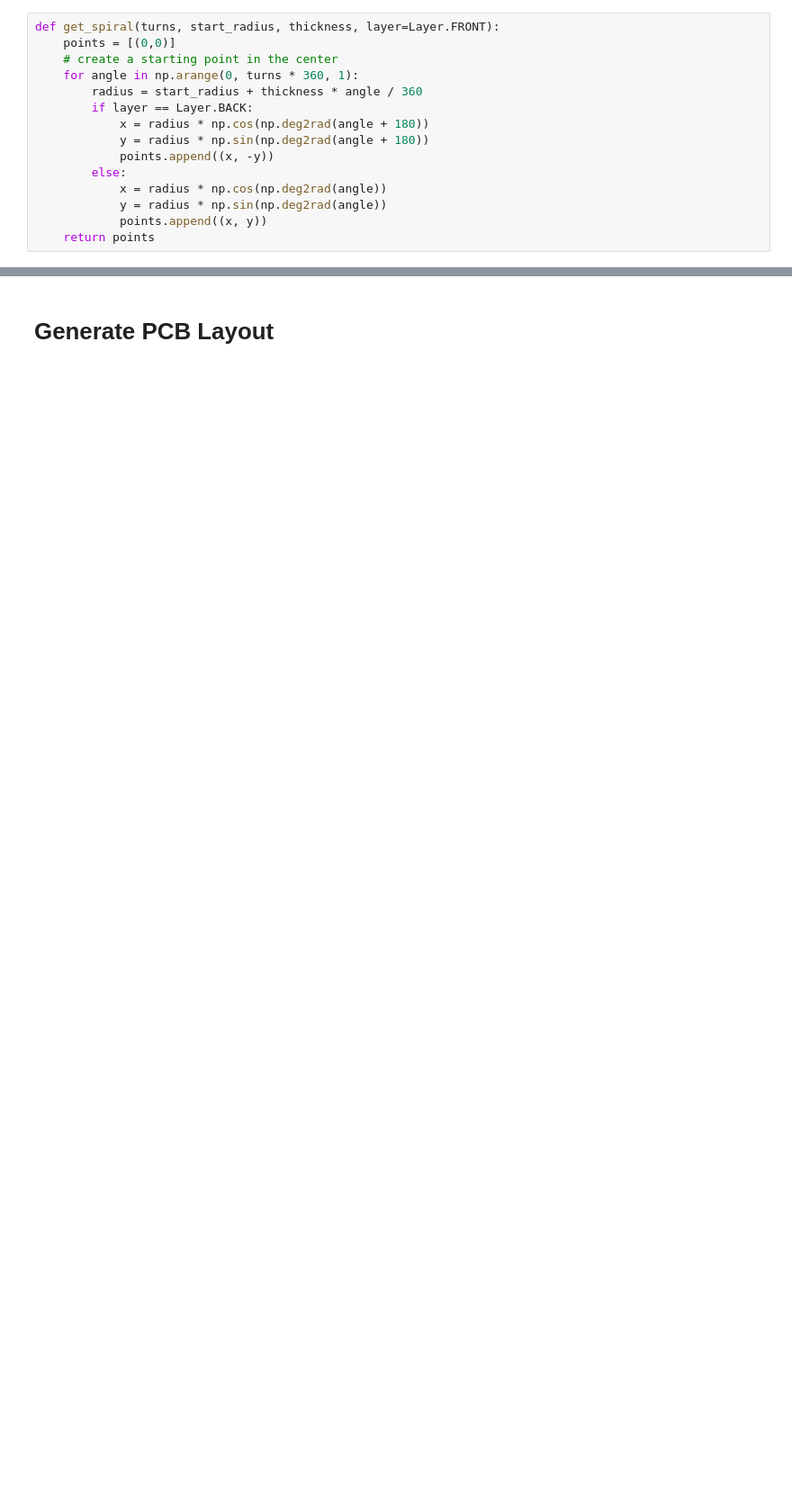
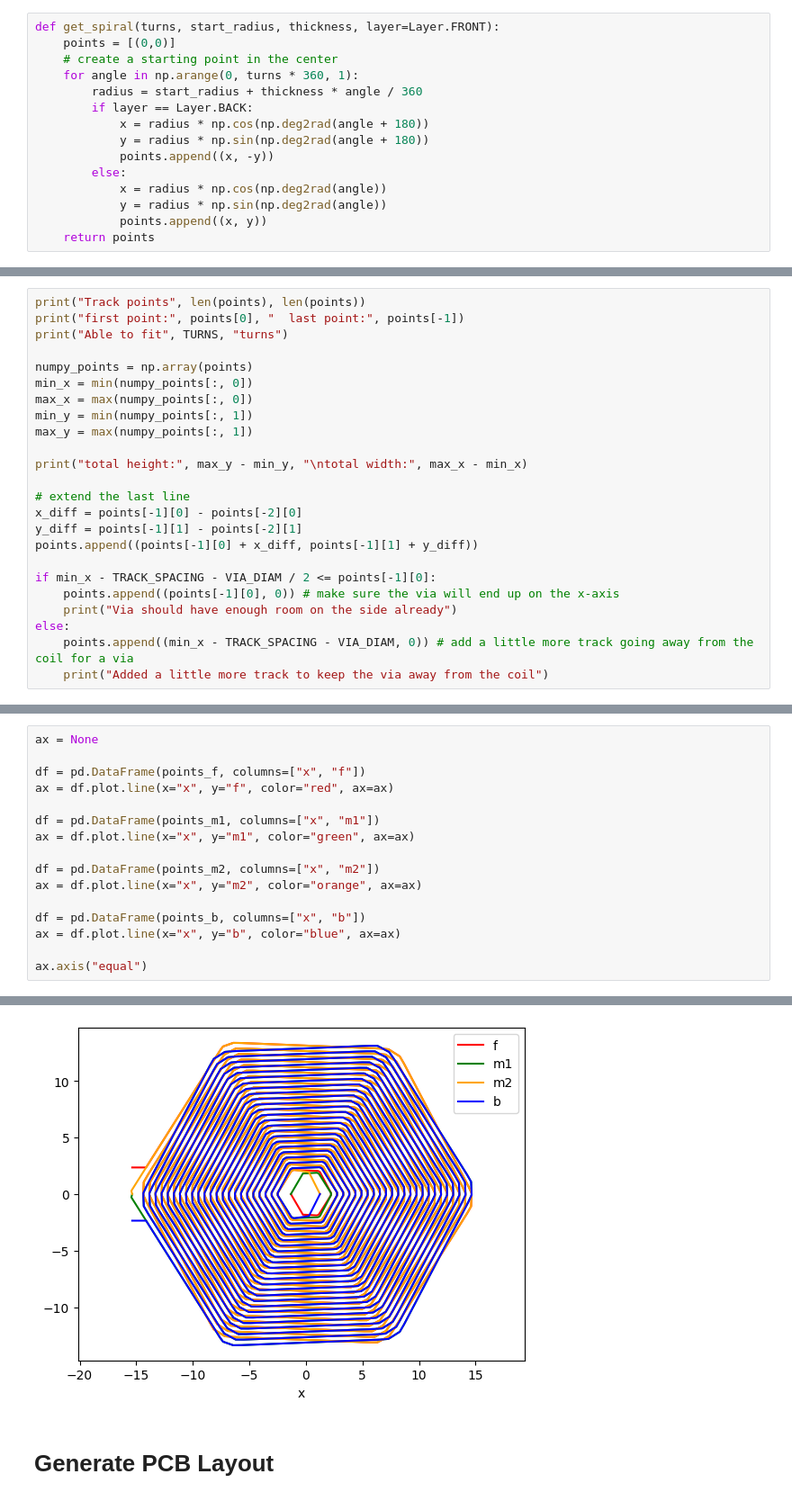
Before and after one commit to atomic14/kicad-coil-plugins, a Jupyter notebook: Hex--coil_generator.ipynb, the cells around one changed output, grey strips where cells are left out. Shown: that part at 90% size. Cells and saved outputs as stored; diff of their text form; blank space fills up the shorter version.

```diff
--- a/Hex--coil_generator.ipynb
+++ b/Hex--coil_generator.ipynb
@@ -281,0 +236,24 @@ total width: 29.61773705346775
+# %%
+print("Track points", len(points), len(points))
+print("first point:", points[0], "  last point:", points[-1])
+print("Able to fit", TURNS, "turns")
+
+numpy_points = np.array(points)
+min_x = min(numpy_points[:, 0])
+max_x = max(numpy_points[:, 0])
+min_y = min(numpy_points[:, 1])
+max_y = max(numpy_points[:, 1])
+
+print("total height:", max_y - min_y, "\ntotal width:", max_x - min_x)
+
+# extend the last line
+x_diff = points[-1][0] - points[-2][0]
+y_diff = points[-1][1] - points[-2][1]
+points.append((points[-1][0] + x_diff, points[-1][1] + y_diff))
+
+if min_x - TRACK_SPACING - VIA_DIAM / 2 <= points[-1][0]:
+    points.append((points[-1][0], 0)) # make sure the via will end up on the x-axis
+    print("Via should have enough room on the side already")
+else:
+    points.append((min_x - TRACK_SPACING - VIA_DIAM, 0)) # add a little more track going away from the coil for a via
+    print("Added a little more track to keep the via away from the coil")
@@ -281,0 +301,17 @@ total width: 29.61773705346775
+# %%
+ax = None
+
+df = pd.DataFrame(points_f, columns=["x", "f"])
+ax = df.plot.line(x="x", y="f", color="red", ax=ax)
+
+df = pd.DataFrame(points_m1, columns=["x", "m1"])
+ax = df.plot.line(x="x", y="m1", color="green", ax=ax)
+
+df = pd.DataFrame(points_m2, columns=["x", "m2"])
+ax = df.plot.line(x="x", y="m2", color="orange", ax=ax)
+
+df = pd.DataFrame(points_b, columns=["x", "b"])
+ax = df.plot.line(x="x", y="b", color="blue", ax=ax)
+
+ax.axis("equal")
+# %% [output]
@@ -282,3 +322,4 @@ total width: 29.61773705346775
+[figure, added]
 # %% [markdown]
 # Generate PCB Layout
 # %%
```
Also changed, not shown: parts of 18 cells of this notebook, 1 other file.
